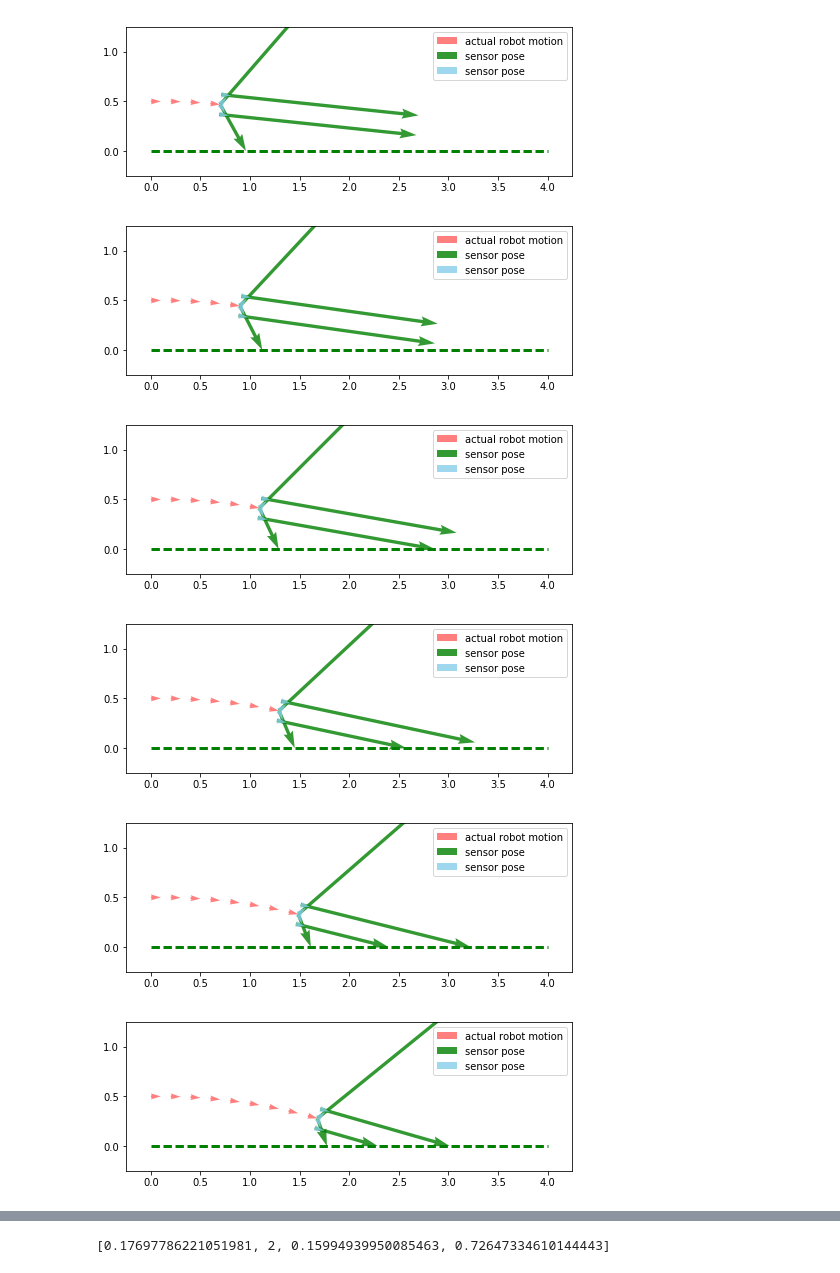
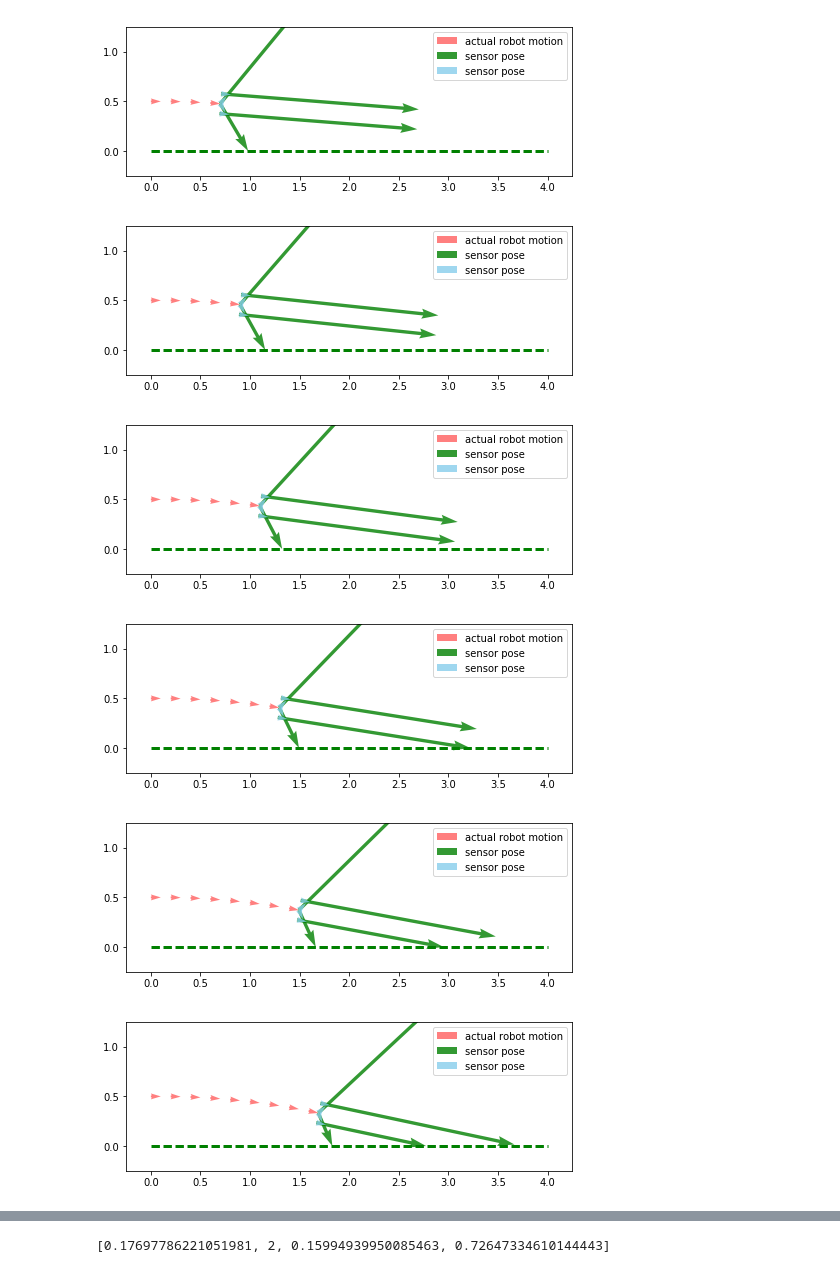
Before and after one commit to Kuwamai/study_notebook, a Jupyter notebook: observation.ipynb, the cells around one changed output, grey strips where cells are left out. Saved outputs shown, nothing was run; the diff lists cells and outputs as text; code cells hidden in the pictures.

```diff
--- a/observation.ipynb
+++ b/observation.ipynb
@@ -124,7 +124,7 @@ wall = Wall(0)
 draw(0)
 
 for i in range(1, 11):
-    robot.move(0.2, np.pi / 180.0 * -2)     #ロボットの移動
+    robot.move(0.2, np.pi / 180.0 * -1.5)     #ロボットの移動
     robot.observation()
     draw(i)
 # %% [output]
@@ -134,6 +134,6 @@ for i in range(1, 11):
-[figure, old version]
+[figure, new version]
-[figure, old version]
+[figure, new version]
-[figure, old version]
+[figure, new version]
-[figure, old version]
+[figure, new version]
-[figure, old version]
+[figure, new version]
-[figure, old version]
+[figure, new version]
```
Also changed, not shown: parts of 1 cell of this notebook.
